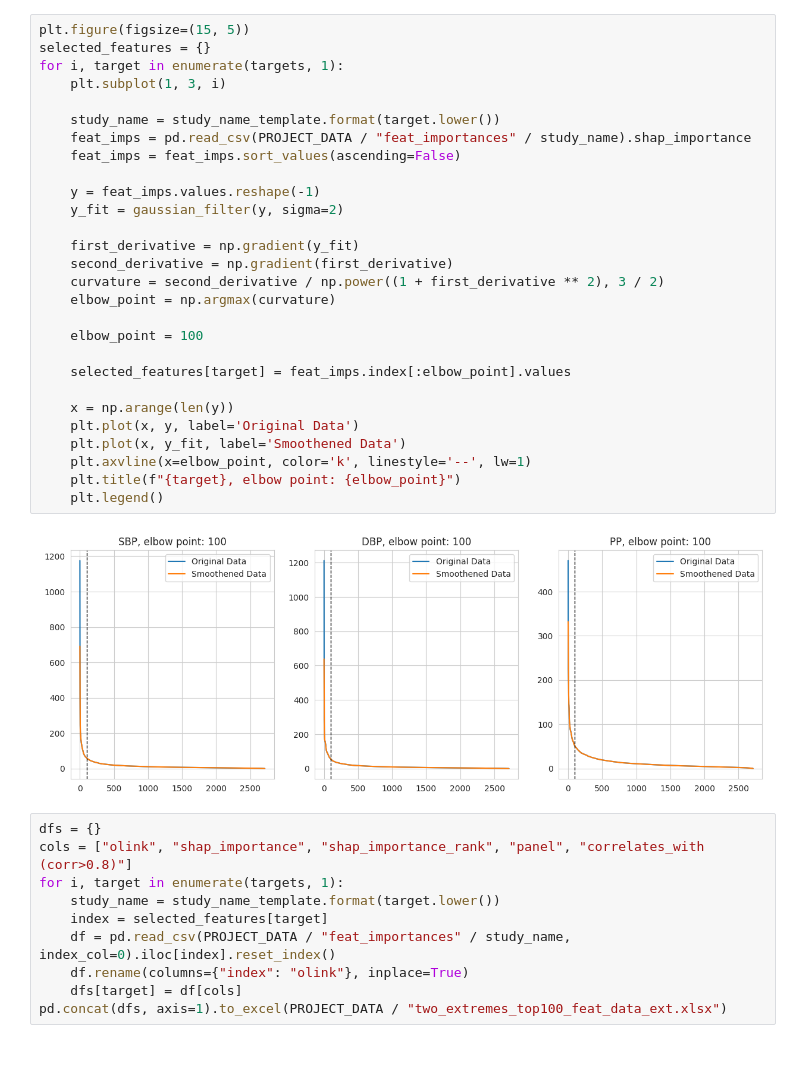
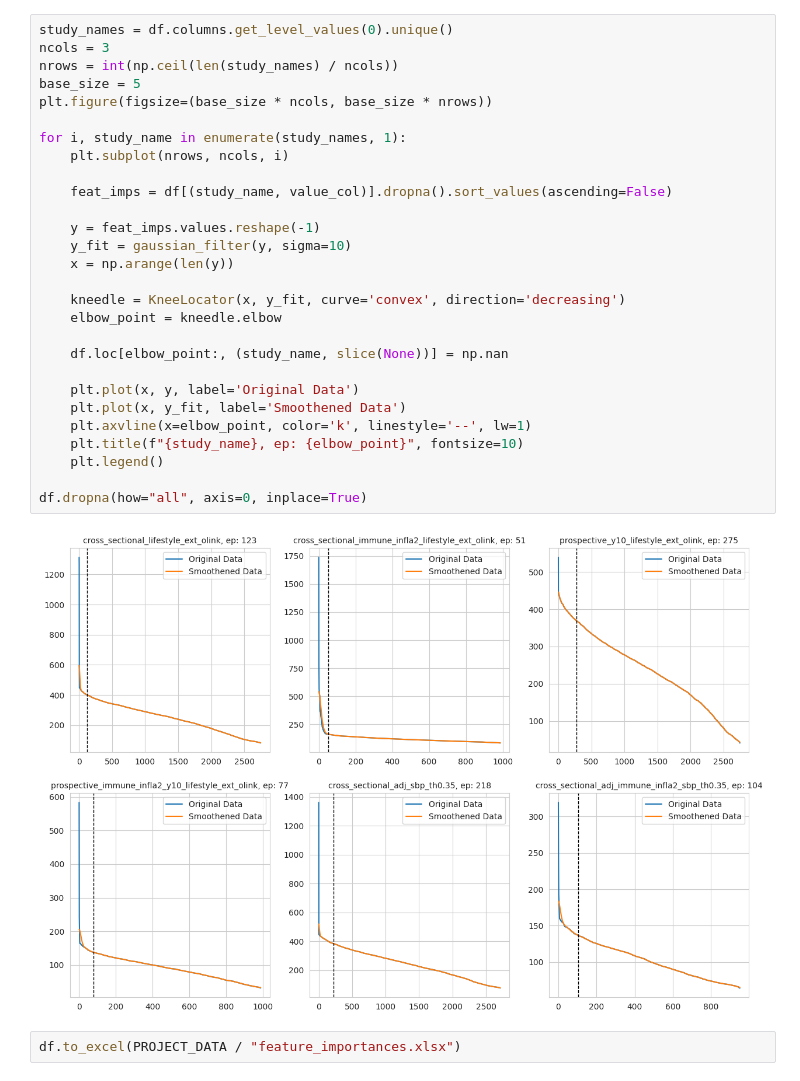
Before and after one commit to ipolharvard/biobank_olink, a Jupyter notebook: notebooks/feat_imp_elbow_point.ipynb, the cells around one changed output. Drawn from its saved outputs; the diff is of its cells as text; blank space fills up the shorter version.

Commit message:
Update graphs, dump most importance features using elbow point
Signed-off-by: Paweł Renc <prenc@mgh.harvard.edu>

```diff
--- a/notebooks/feat_imp_elbow_point.ipynb
+++ b/notebooks/feat_imp_elbow_point.ipynb
@@ -17,40 +59,32 @@ The autoreload extension is already loaded. To reload it, use:
 # %%
-plt.figure(figsize=(15, 5))
-selected_features = {}
-for i, target in enumerate(targets, 1):
-    plt.subplot(1, 3, i)
+study_names = df.columns.get_level_values(0).unique()
+ncols = 3
+nrows = int(np.ceil(len(study_names) / ncols))
+base_size = 5
+plt.figure(figsize=(base_size * ncols, base_size * nrows))
 
-    study_name = study_name_template.format(target.lower())
-    feat_imps = pd.read_csv(PROJECT_DATA / "feat_importances" / study_name).shap_importance
-    feat_imps = feat_imps.sort_values(ascending=False)
+for i, study_name in enumerate(study_names, 1):
+    plt.subplot(nrows, ncols, i)
+
+    feat_imps = df[(study_name, value_col)].dropna().sort_values(ascending=False)
 
     y = feat_imps.values.reshape(-1)
-    y_fit = gaussian_filter(y, sigma=2)
+    y_fit = gaussian_filter(y, sigma=10)
+    x = np.arange(len(y))
 
-    first_derivative = np.gradient(y_fit)
-    second_derivative = np.gradient(first_derivative)
-    curvature = second_derivative / np.power((1 + first_derivative ** 2), 3 / 2)
-    elbow_point = np.argmax(curvature)
+    kneedle = KneeLocator(x, y_fit, curve='convex', direction='decreasing')
+    elbow_point = kneedle.elbow
 
-    elbow_point = 100
+    df.loc[elbow_point:, (study_name, slice(None))] = np.nan
 
-    selected_features[target] = feat_imps.index[:elbow_point].values
-
-    x = np.arange(len(y))
     plt.plot(x, y, label='Original Data')
     plt.plot(x, y_fit, label='Smoothened Data')
     plt.axvline(x=elbow_point, color='k', linestyle='--', lw=1)
-    plt.title(f"{target}, elbow point: {elbow_point}")
+    plt.title(f"{study_name}, ep: {elbow_point}", fontsize=10)
     plt.legend()
+
+df.dropna(how="all", axis=0, inplace=True)
 # %% [output]
-[figure, old version]
+[figure, new version]
-# %%
-dfs = {}
-cols = ["olink", "shap_importance", "shap_importance_rank", "panel", "correlates_with (corr>0.8)"]
-for i, target in enumerate(targets, 1):
-    study_name = study_name_template.format(target.lower())
-    index = selected_features[target]
-    df = pd.read_csv(PROJECT_DATA / "feat_importances" / study_name, index_col=0).iloc[index].reset_index()
-    df.rename(columns={"index": "olink"}, inplace=True)
-    dfs[target] = df[cols]
-pd.concat(dfs, axis=1).to_excel(PROJECT_DATA / "two_extremes_top100_feat_data_ext.xlsx")
+# %%
+df.to_excel(PROJECT_DATA / "feature_importances.xlsx")
```
Also changed, not shown: parts of 3 cells of this notebook, 1 other file.
